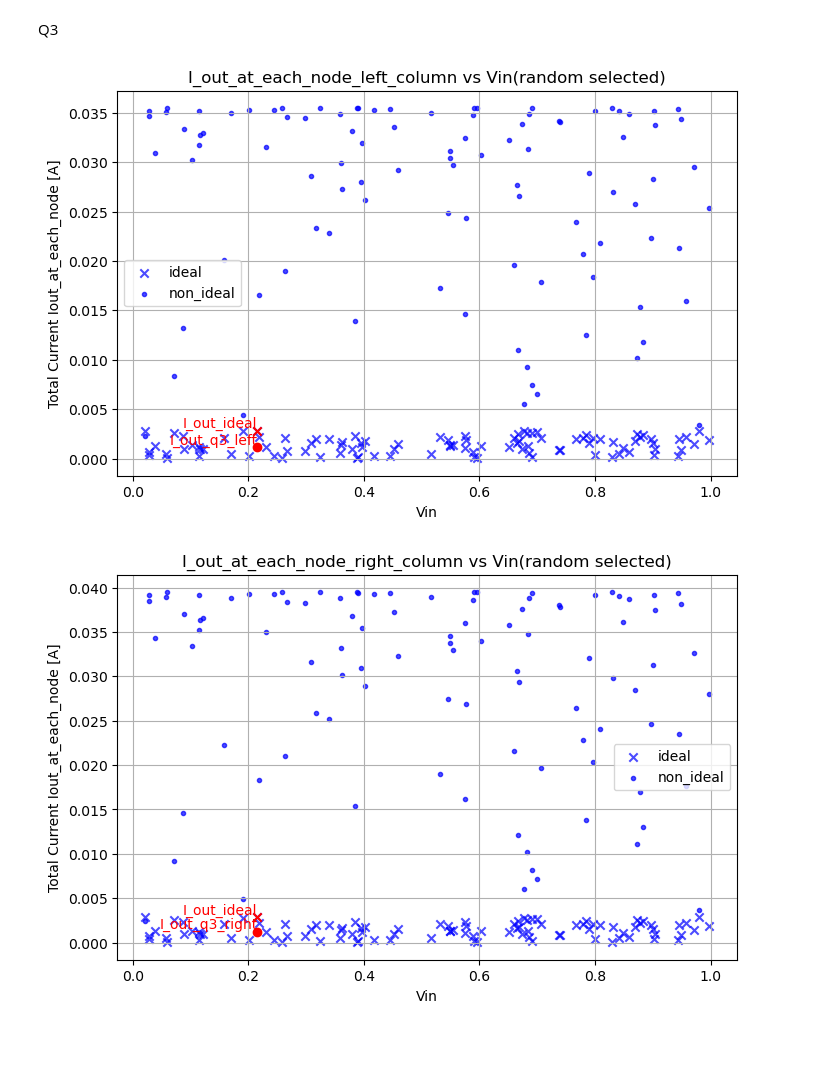
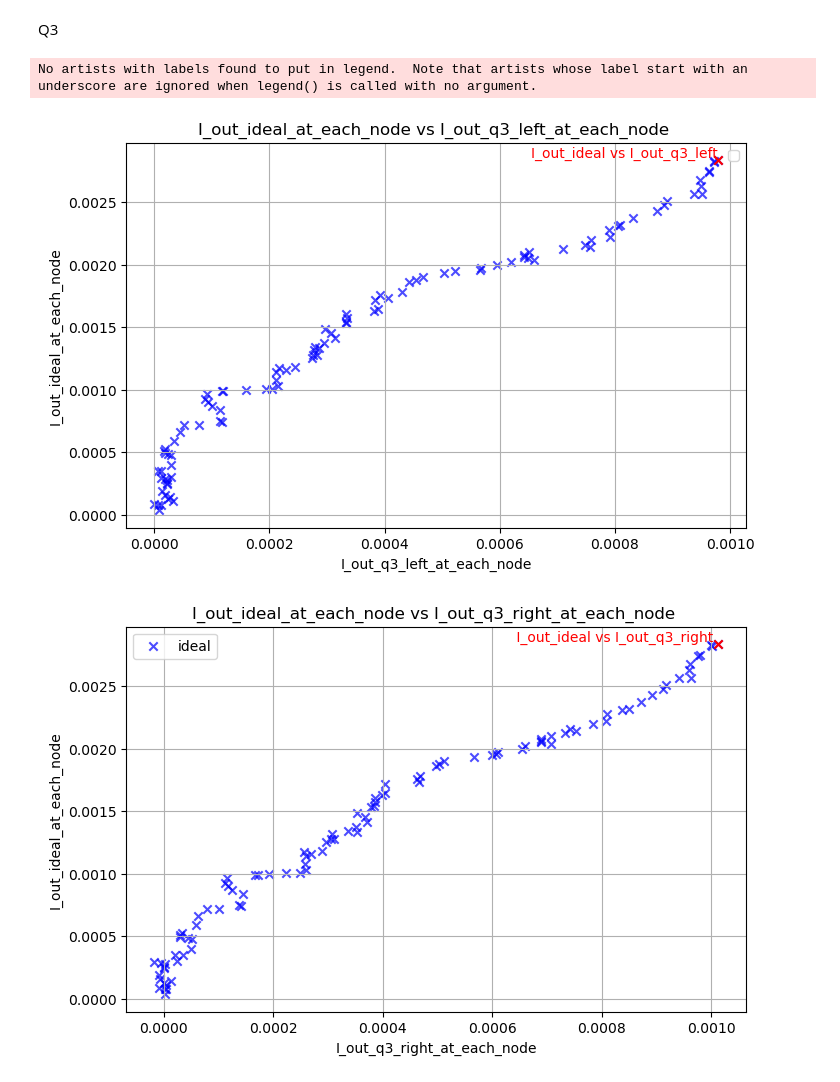
Before and after one commit to kqi5034/circuit-design, a Jupyter notebook: circuit.ipynb, the cells around one changed output. Drawn from its saved outputs; the diff is of its cells as text; code cells hidden in the pictures; blank space fills up the shorter version.

```diff
--- a/circuit.ipynb
+++ b/circuit.ipynb
@@ -172,10 +131,12 @@ def calc_Iout_c_1(Vin, G, Gwire,N=100):
 
 
     V= np.linalg.solve(A, b)
+    V=np.append(V,0.05)
 
-    #print(V_N)
+    re=[(V[i]-V[i+1])*Gwire for i in range(100)]
 
-    return (V-0.05)*Gwire
+
+    return re
 
 
 def calc_Iout_c_2(Vin, G, Gwire,N=100):
@@ -206,38 +167,43 @@ def calc_Iout_c_2(Vin, G, Gwire,N=100):
 
 
     V= np.linalg.solve(A, b)
+    V=np.append(V,0)
 
-    return V*Gwire
+    re=[(V[i]-V[i+1])*Gwire for i in range(100)]
 
 
-Gp=G*0.1/(G+0.1)
+    return re
+
+
+Gp=G_2*0.1/(G_2+0.1)#right_column_G is another uniformly randomly selected
 I_outc_1=calc_Iout_c_1(Vin,G,0.1)
 I_outc_2=calc_Iout_c_2(Vin, Gp, 0.1)
 # %%
 max_y_value = I_node[-1]
-max_x_value = Vin[-1]
+
 max_y_value_2=I_outc_1[-1]
 
 # Plot results
 
 
 # Plot results
 plt.figure(figsize=(8, 5))
-plt.scatter(Vin, I_node, color='blue', alpha=0.7,marker='x',label='ideal')
-plt.scatter(max_x_value, max_y_value, color='red', zorder=5, marker='x')
-plt.scatter(Vin, I_outc_1, color='blue', alpha=0.7,marker='.',label="non_ideal")
-plt.scatter(max_x_value, max_y_value_2, color='red', zorder=5)
-plt.text(max_x_value, max_y_value, "I_out_ideal", fontsize=10, ha='right', va='bottom', color='red')
-plt.text(max_x_value, max_y_value_2, "I_out_q3_left", fontsize=10, ha='right', va='bottom', color='red')
-plt.xlabel('Vin')
-plt.ylabel('Total Current Iout_at_each_node [A]')
-plt.title('I_out_at_each_node_left_column vs Vin(random selected)')
+plt.scatter(I_outc_1, I_node, color='blue', alpha=0.7,marker='x')
+plt.scatter(max_y_value_2, max_y_value, color='red', zorder=5, marker='x')
+plt.text(max_y_value_2, max_y_value, "I_out_ideal vs I_out_q3_left", fontsize=10, ha='right', va='bottom', color='red')
+
+plt.xlabel('I_out_q3_left_at_each_node')
+plt.ylabel('I_out_ideal_at_each_node')
+plt.title('I_out_ideal_at_each_node vs I_out_q3_left_at_each_node ')
 plt.legend()
 plt.grid()
 plt.show()
 # %% [output]
+No artists with labels found to put in legend.  Note that artists whose label start with an underscore are ignored when legend() is called with no argument.
-[figure, old version]
+[figure, new version]
 # %%
+max_y_value = I_node[-1]
+
 max_y_value_2=I_outc_2[-1]
 
 # Plot results
@@ -245,16 +211,15 @@ max_y_value_2=I_outc_2[-1]
 
 # Plot results
 plt.figure(figsize=(8, 5))
-plt.scatter(Vin, I_node, color='blue', alpha=0.7,marker='x',label='ideal')
-plt.scatter(max_x_value, max_y_value, color='red', zorder=5, marker='x')
-plt.scatter(Vin, I_outc_2, color='blue', alpha=0.7,marker='.',label="non_ideal")
-plt.scatter(max_x_value, max_y_value_2, color='red', zorder=5)
-plt.text(max_x_value, max_y_value, "I_out_ideal", fontsize=10, ha='right', va='bottom', color='red')
-plt.text(max_x_value, max_y_value_2, "I_out_q3_right", fontsize=10, ha='right', va='bottom', color='red')
-plt.xlabel('Vin')
-plt.ylabel('Total Current Iout_at_each_node [A]')
-plt.title('I_out_at_each_node_right_column vs Vin(random selected)')
+plt.scatter(I_outc_2, I_node, color='blue', alpha=0.7,marker='x',label='ideal')
+plt.scatter(max_y_value_2, max_y_value, color='red', zorder=5, marker='x')
+plt.text(max_y_value_2, max_y_value, " I_out_ideal vs I_out_q3_right ", fontsize=10, ha='right', va='bottom', color='red')
+
+plt.xlabel('I_out_q3_right_at_each_node')
+plt.ylabel('I_out_ideal_at_each_node')
+plt.title('I_out_ideal_at_each_node vs I_out_q3_right_at_each_node ')
 plt.legend()
 plt.grid()
+plt.show()
 # %% [output]
-[figure, old version]
+[figure, new version]
```
Also changed, not shown: parts of 8 cells of this notebook.
